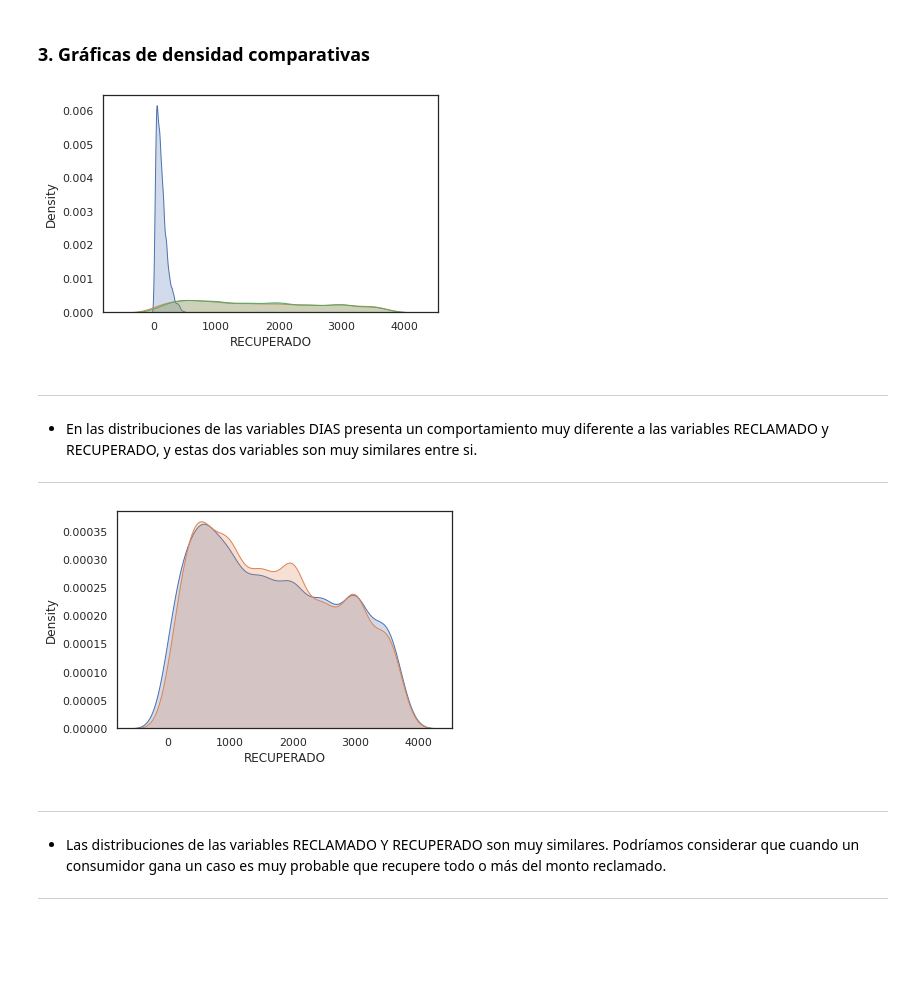
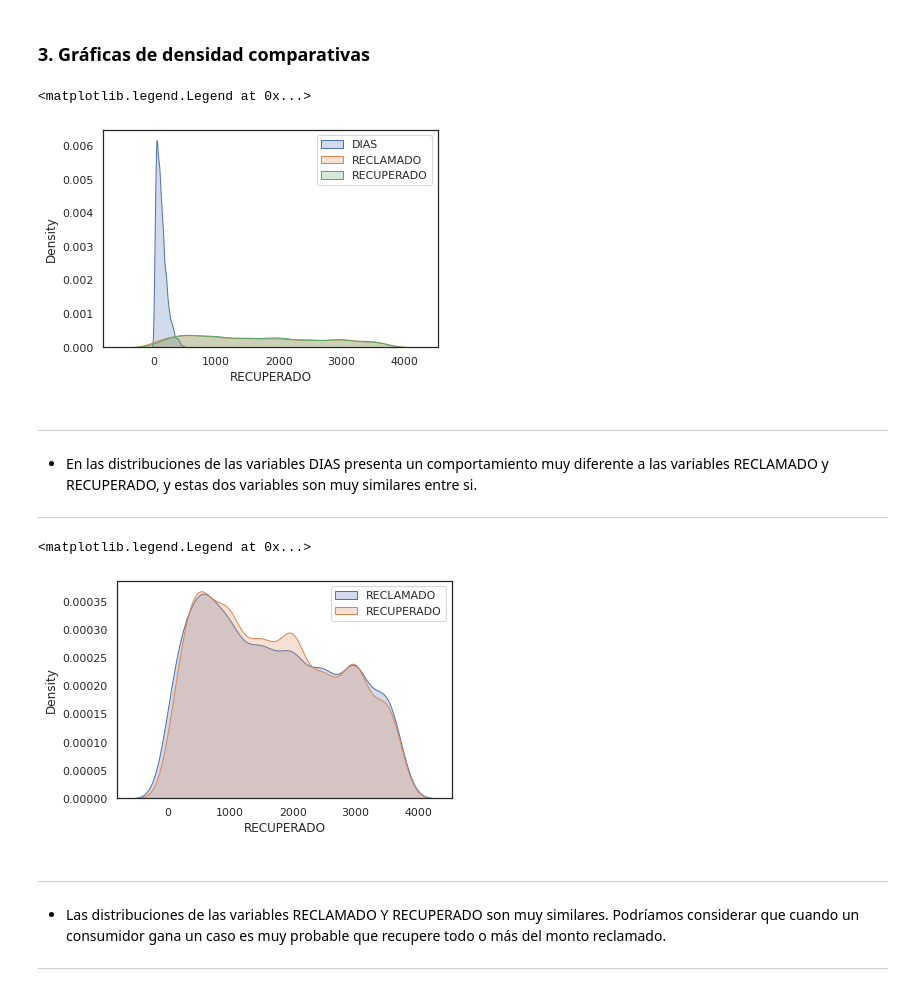
Before and after one commit to adavals/bedu-datascience-f3m1, a Jupyter notebook: postwork__1_al_8_version_2.ipynb, the cells around one changed output. Cells and saved outputs as stored; diff of their text form; code cells hidden in the pictures; blank space fills up the shorter version.

```diff
--- a/postwork__1_al_8_version_2.ipynb
+++ b/postwork__1_al_8_version_2.ipynb
@@ -771,20 +769,24 @@ def dfFiltrado(nombre):
   df_filtrado = df[filtro_inferior & filtro_superior & filtro_0]
   return df_filtrado[nombre]
 # %%
-sns.distplot(df['DIAS'], hist = False, kde_kws = {'shade': True})
-sns.distplot(dfFiltrado('RECLAMADO'), hist = False, kde_kws = {'shade': True})
-sns.distplot(dfFiltrado('RECUPERADO'), hist = False, kde_kws = {'shade': True});
+ax = sns.distplot(df['DIAS'], hist = False, kde_kws = {'shade': True})
+sns.distplot(dfFiltrado('RECLAMADO'), hist = False, kde_kws = {'shade': True}, ax = ax)
+sns.distplot(dfFiltrado('RECUPERADO'), hist = False, kde_kws = {'shade': True}, ax = ax);
+ax.legend(['DIAS','RECLAMADO','RECUPERADO'])
 # %% [output]
+<matplotlib.legend.Legend at 0x...>
-[figure, old version]
+[figure, new version]
 # %% [markdown]
 ---
  - En las distribuciones de las variables DIAS presenta un comportamiento muy diferente a las variables RECLAMADO y RECUPERADO, y estas dos variables son muy similares entre si.
 ---
 # %%
-sns.distplot(dfFiltrado('RECLAMADO'), hist = False, kde_kws = {'shade': True})
-sns.distplot(dfFiltrado('RECUPERADO'), hist = False, kde_kws = {'shade': True});
+ax = sns.distplot(dfFiltrado('RECLAMADO'), hist = False, kde_kws = {'shade': True})
+sns.distplot(dfFiltrado('RECUPERADO'), hist = False, kde_kws = {'shade': True}, ax = ax);
+ax.legend(['RECLAMADO','RECUPERADO'])
 # %% [output]
+<matplotlib.legend.Legend at 0x...>
-[figure, old version]
+[figure, new version]
 # %% [markdown]
 ---
  - Las distribuciones de las variables RECLAMADO Y RECUPERADO son muy similares. Podríamos considerar que cuando un consumidor gana un caso es muy probable que recupere todo o más del monto reclamado.
```
Also changed, not shown: parts of 142 cells of this notebook.
